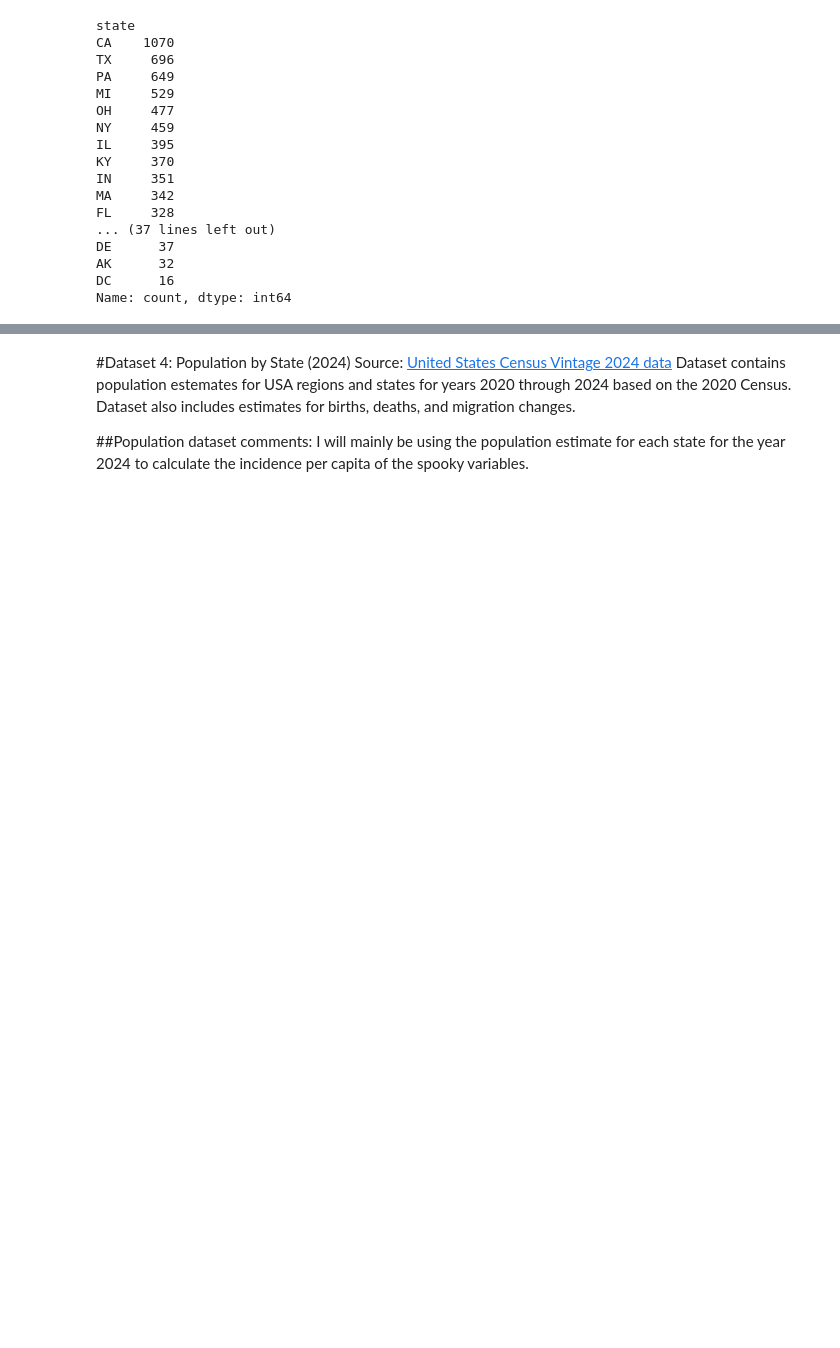
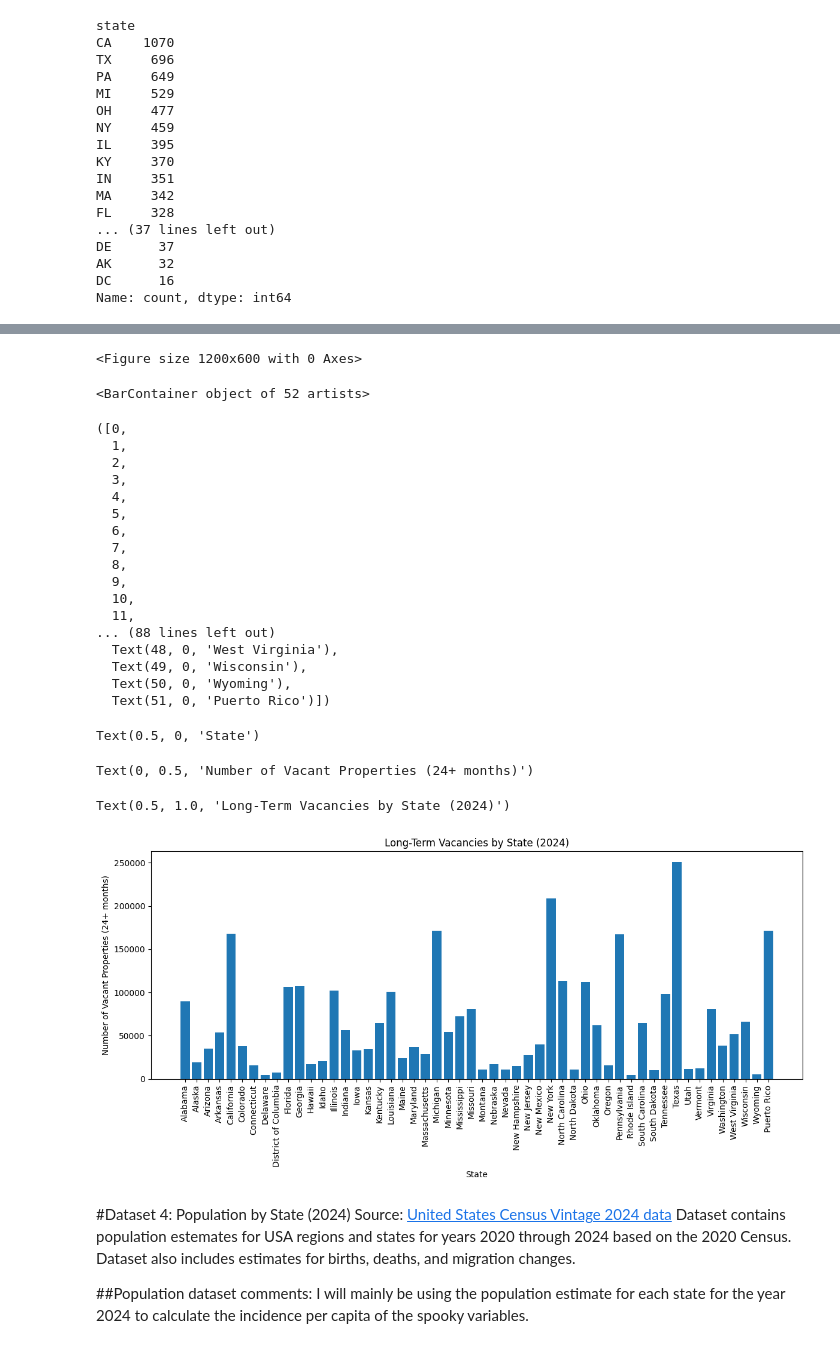
Before and after one commit to carlavilla/GIS, a Jupyter notebook: PS3_GIS_CV.ipynb, the cells around one changed output, grey strips where cells are left out. Cells and saved outputs as stored; diff of their text form; code cells hidden in the pictures; blank space fills up the shorter version.

```diff
--- a/PS3_GIS_CV.ipynb
+++ b/PS3_GIS_CV.ipynb
@@ -363,3 +333,46 @@ spooky6[['state_name', 'Vacant24MO', '_merge']]
+# %%
+#Code below produced by Gemini
+# Remove the first row which contains descriptive text
+vacancy_data = vacancy2024.iloc[1:].copy()
+
+# Convert the 'Vacant24MO' column to numeric, coercing errors
+vacancy_data['Vacant24MO'] = pd.to_numeric(vacancy_data['Vacant24MO'], errors='coerce')
+
+# Drop any rows where 'Vacant24MO' is NaN after coercion
+vacancy_data = vacancy_data.dropna(subset=['Vacant24MO'])
+
+plt.figure(figsize=(12, 6))
+plt.bar(vacancy_data['state_name'], vacancy_data['Vacant24MO'])
+plt.xticks(rotation=90)
+plt.xlabel("State")
+plt.ylabel("Number of Vacant Properties (24+ months)")
+plt.title("Long-Term Vacancies by State (2024)")
+plt.tight_layout()
+plt.show()
+# %% [output]
+<Figure size 1200x600 with 0 Axes>
+<BarContainer object of 52 artists>
+([0,
+  1,
+  2,
+  3,
+  4,
+  5,
+  6,
+  7,
+  8,
+  9,
+  10,
+  11,
+... (88 lines left out)
+  Text(48, 0, 'West Virginia'),
+  Text(49, 0, 'Wisconsin'),
+  Text(50, 0, 'Wyoming'),
+  Text(51, 0, 'Puerto Rico')])
+Text(0.5, 0, 'State')
+Text(0, 0.5, 'Number of Vacant Properties (24+ months)')
+Text(0.5, 1.0, 'Long-Term Vacancies by State (2024)')
+[figure, added]
 # %% [markdown]
 #Dataset 4: Population by State (2024)
 Source: [United States Census Vintage 2024 data](https://www.census.gov/data/tables/time-series/demo/popest/2020s-state-total.html) </br>
```
Also changed, not shown: parts of 26 cells of this notebook.
